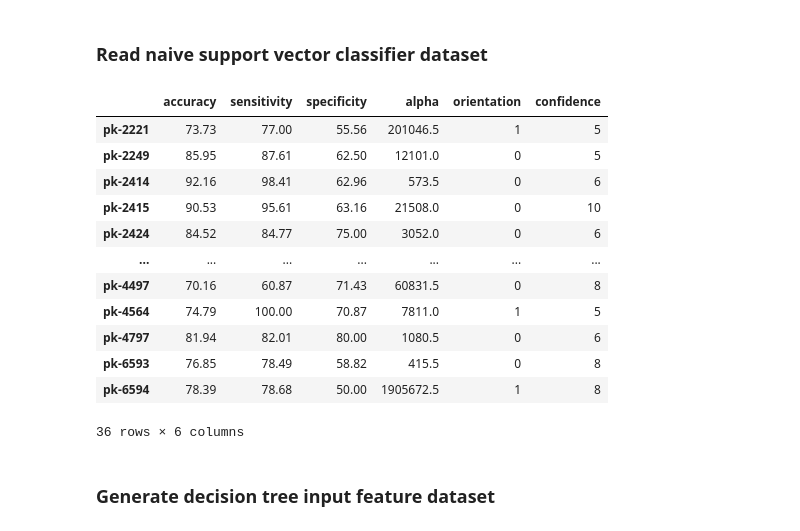
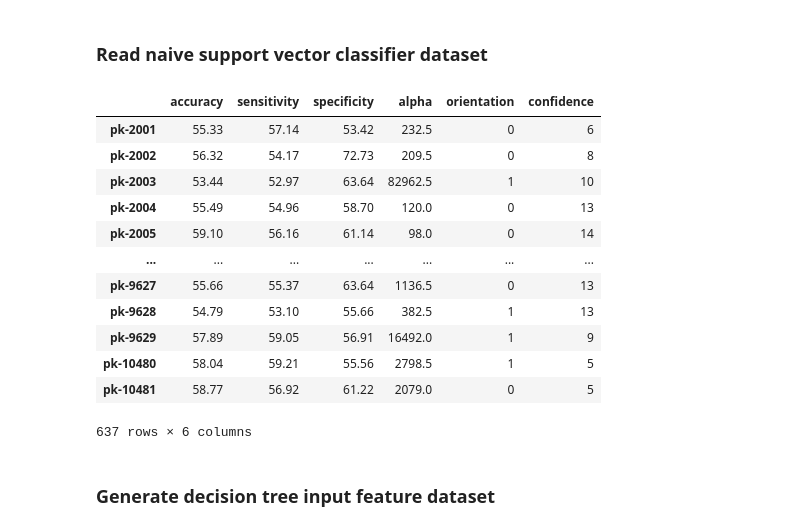
Before and after one commit to TYChan6028/AST-ML, a Jupyter notebook: ms_models.ipynb, the cells around one changed output. Saved outputs shown, nothing was run; the diff lists cells and outputs as text; code cells hidden in the pictures.

```diff
--- a/ms_models.ipynb
+++ b/ms_models.ipynb
@@ -35,27 +35,27 @@ ms_ast_df
 # %%
 os.chdir('/Users/ethanchan/AST-ML/exported_data/')
 # read dataset from naive support vector classifier
 df = pd.read_csv('best_acc_&_alphas_no_0.csv')
 # filter df using confidence level
 conf = 5
-acc = 70
+acc = 0
 filt = (df['confidence'] >= conf) & (df['accuracy'] >= acc)
 df = df[filt]
 df
 # %% [output]
 |  | accuracy | sensitivity | specificity | alpha | orientation | confidence |
-| pk-2221 | 73.73 | 77.00 | 55.56 | 201046.5 | 1 | 5 |
-| pk-2249 | 85.95 | 87.61 | 62.50 | 12101.0 | 0 | 5 |
-| pk-2414 | 92.16 | 98.41 | 62.96 | 573.5 | 0 | 6 |
-| pk-2415 | 90.53 | 95.61 | 63.16 | 21508.0 | 0 | 10 |
-| pk-2424 | 84.52 | 84.77 | 75.00 | 3052.0 | 0 | 6 |
+| pk-2001 | 55.33 | 57.14 | 53.42 | 232.5 | 0 | 6 |
+| pk-2002 | 56.32 | 54.17 | 72.73 | 209.5 | 0 | 8 |
+| pk-2003 | 53.44 | 52.97 | 63.64 | 82962.5 | 1 | 10 |
+| pk-2004 | 55.49 | 54.96 | 58.70 | 120.0 | 0 | 13 |
+| pk-2005 | 59.10 | 56.16 | 61.14 | 98.0 | 0 | 14 |
 | ... | ... | ... | ... | ... | ... | ... |
-| pk-4497 | 70.16 | 60.87 | 71.43 | 60831.5 | 0 | 8 |
-| pk-4564 | 74.79 | 100.00 | 70.87 | 7811.0 | 1 | 5 |
-| pk-4797 | 81.94 | 82.01 | 80.00 | 1080.5 | 0 | 6 |
-| pk-6593 | 76.85 | 78.49 | 58.82 | 415.5 | 0 | 8 |
-| pk-6594 | 78.39 | 78.68 | 50.00 | 1905672.5 | 1 | 8 |
+| pk-9627 | 55.66 | 55.37 | 63.64 | 1136.5 | 0 | 13 |
+| pk-9628 | 54.79 | 53.10 | 55.66 | 382.5 | 1 | 13 |
+| pk-9629 | 57.89 | 59.05 | 56.91 | 16492.0 | 1 | 9 |
+| pk-10480 | 58.04 | 59.21 | 55.56 | 2798.5 | 1 | 5 |
+| pk-10481 | 58.77 | 56.92 | 61.22 | 2079.0 | 0 | 5 |
-36 rows × 6 columns
+637 rows × 6 columns
 # %% [markdown]
 ### Generate decision tree input feature dataset
 # %%
```
Also changed, not shown: parts of 16 cells of this notebook.
